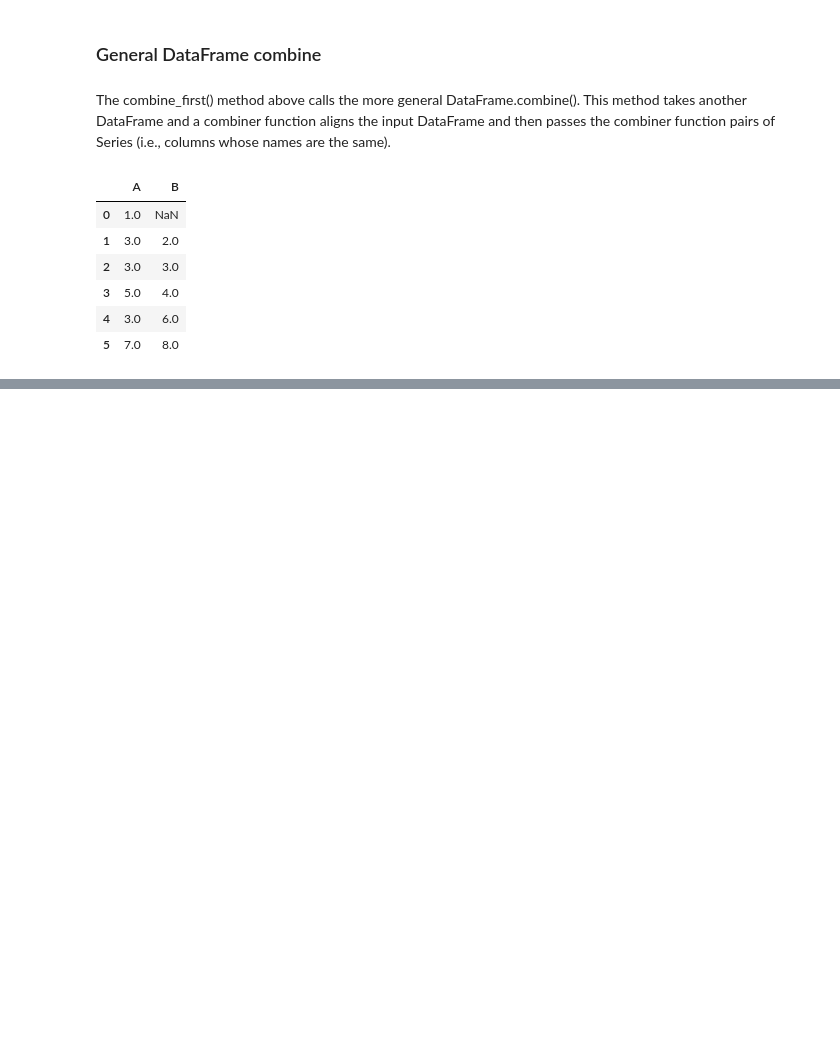
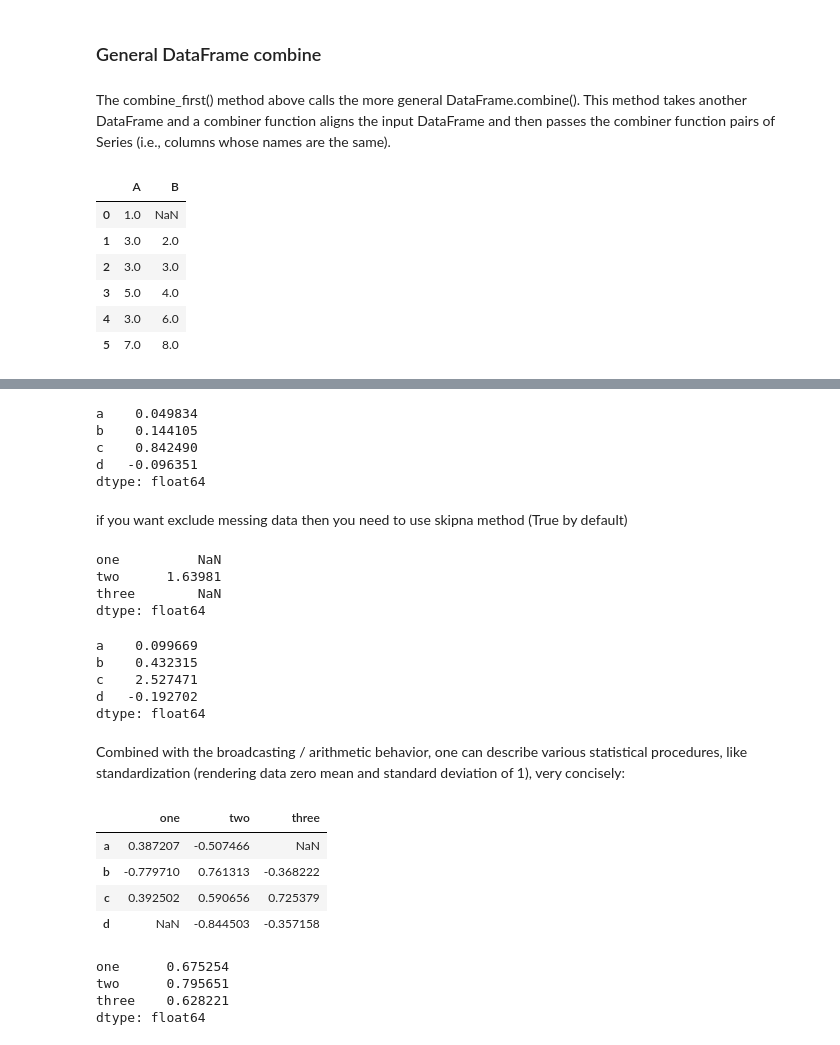
Before and after one commit to gopal-py07/DataSciencePandasExample, a Jupyter notebook: Essential basic functionality/Essential_basic_functionality.ipynb, the cells around one changed output, grey strips where cells are left out. Saved outputs shown, nothing was run; the diff lists cells and outputs as text; code cells hidden in the pictures; blank space fills up the shorter version.

```diff
--- a/Essential basic functionality/Essential_basic_functionality.ipynb
+++ b/Essential basic functionality/Essential_basic_functionality.ipynb
@@ -745,0 +769,42 @@ df1.combine(df2, combiner)
+# %%
+df.mean(1)
+# %% [output]
+a    0.049834
+b    0.144105
+c    0.842490
+d   -0.096351
+dtype: float64
+# %% [markdown]
+if you want exclude messing data then you need to use skipna method (True by default)
+# %%
+df.sum(0, skipna=False)
+# %% [output]
+one          NaN
+two      1.63981
+three        NaN
+dtype: float64
+# %%
+df.sum(axis=1, skipna=(True))
+# %% [output]
+a    0.099669
+b    0.432315
+c    2.527471
+d   -0.192702
+dtype: float64
+# %% [markdown]
+Combined with the broadcasting / arithmetic behavior, one can describe various statistical procedures, like standardization (rendering data zero mean and standard deviation of 1), very concisely:
+# %%
+(df-df.mean())
+# %% [output]
+|  | one | two | three |
+| a | 0.387207 | -0.507466 | NaN |
+| b | -0.779710 | 0.761313 | -0.368222 |
+| c | 0.392502 | 0.590656 | 0.725379 |
+| d | NaN | -0.844503 | -0.357158 |
+# %%
+df.std()
+# %% [output]
+one      0.675254
+two      0.795651
+three    0.628221
+dtype: float64
```
Also changed, not shown: parts of 15 cells of this notebook.
